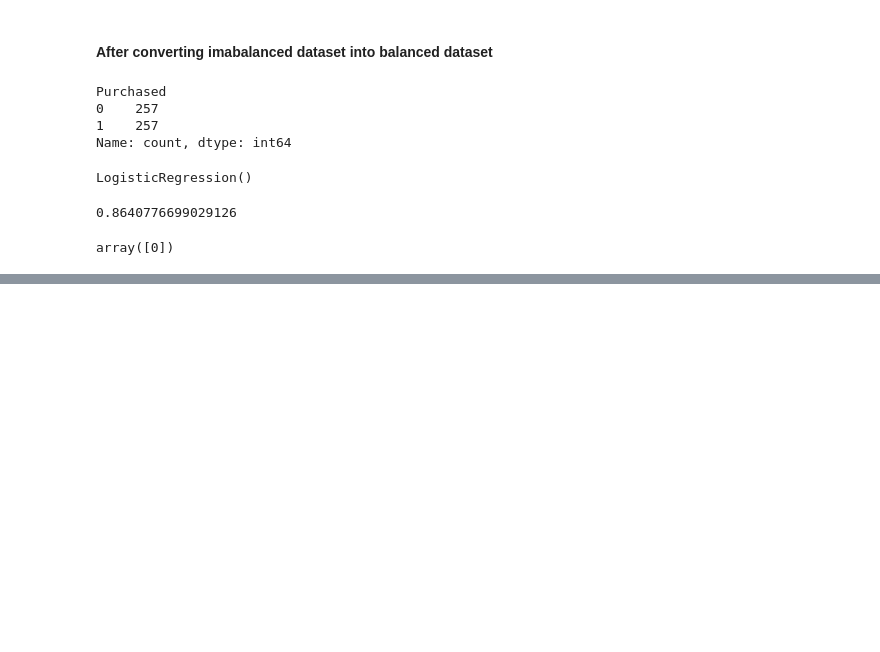
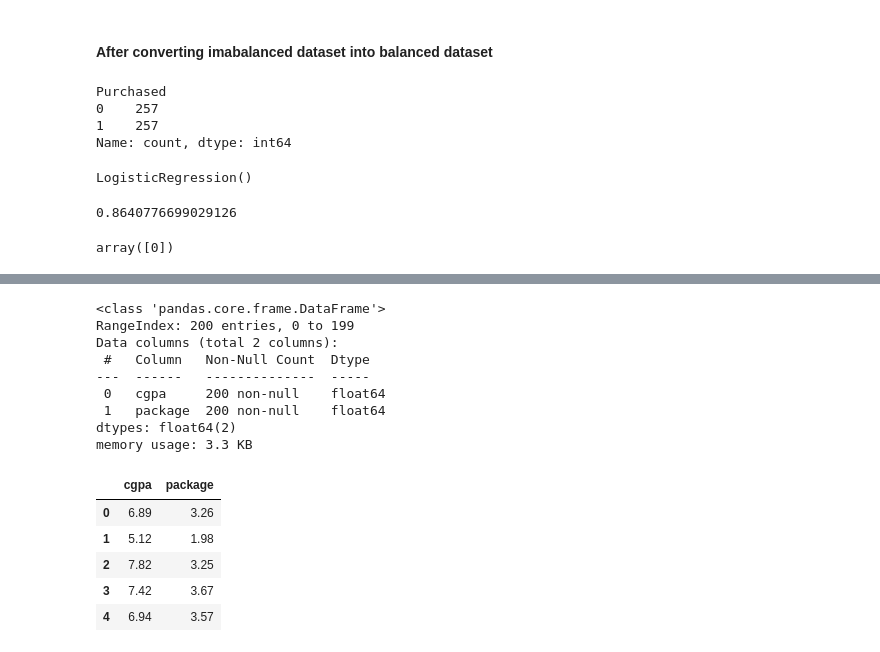
Before and after one commit to harshit193/Learning-Data-Science, a Jupyter notebook: Machine Learning files/Machine_learning.ipynb, the cells around one changed output, grey strips where cells are left out. Drawn from its saved outputs; the diff is of its cells as text; code cells hidden in the pictures; blank space fills up the shorter version.

```diff
--- a/Machine Learning files/Machine_learning.ipynb
+++ b/Machine Learning files/Machine_learning.ipynb
@@ -1810,0 +1968,20 @@ array([0])
+# %%
+df = pd.read_csv('../dataset/placement.csv')
+df.info()
+df.head()
+# %% [output]
+<class 'pandas.core.frame.DataFrame'>
+RangeIndex: 200 entries, 0 to 199
+Data columns (total 2 columns):
+ #   Column   Non-Null Count  Dtype
+---  ------   --------------  -----
+ 0   cgpa     200 non-null    float64
+ 1   package  200 non-null    float64
+dtypes: float64(2)
+memory usage: 3.3 KB
+|  | cgpa | package |
+| 0 | 6.89 | 3.26 |
+| 1 | 5.12 | 1.98 |
+| 2 | 7.82 | 3.25 |
+| 3 | 7.42 | 3.67 |
+| 4 | 6.94 | 3.57 |
```
Also changed, not shown: parts of 37 cells of this notebook.
